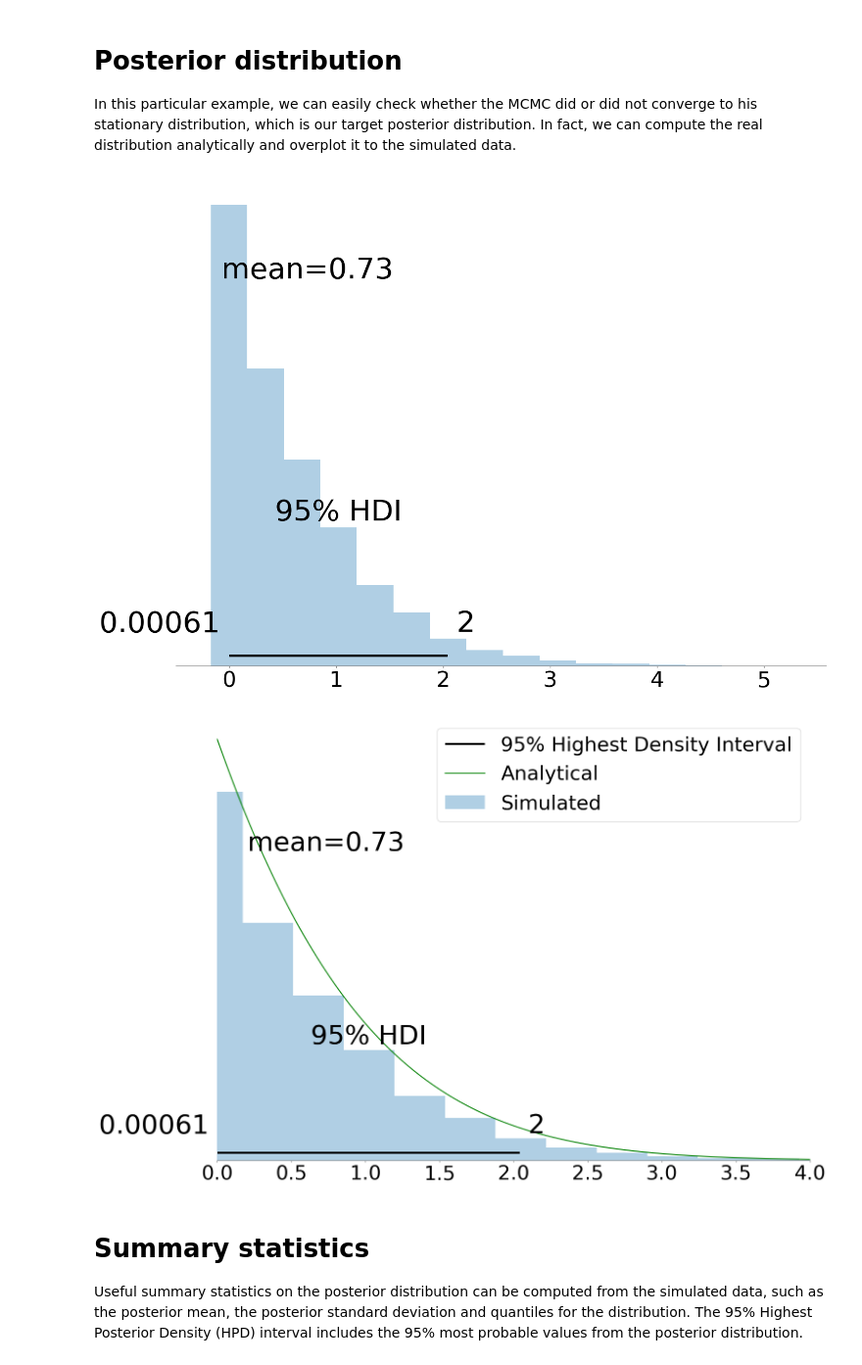
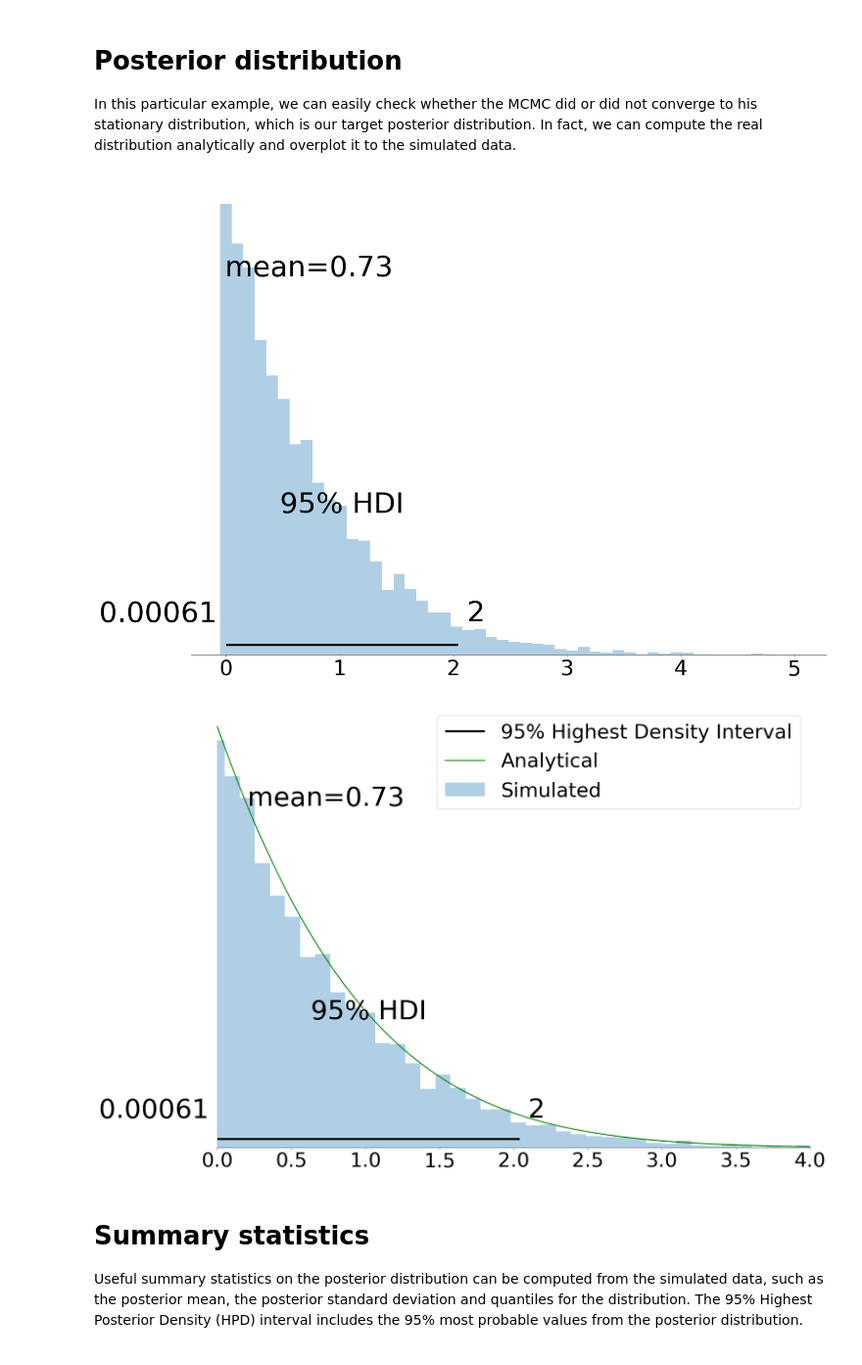
Before and after one commit to fcastagna/mcmc_convergence, a Jupyter notebook: convergence.ipynb, the cells around one changed output. Shown at 98% size. Cells and saved outputs as stored; diff of their text form; code cells hidden in the pictures.

```diff
--- a/convergence.ipynb
+++ b/convergence.ipynb
@@ -138,15 +138,15 @@ In this particular example, we can easily check whether the MCMC did or did not
 # %%
 plt.rcParams['figure.figsize'] = (16, 12)
 plt.rcParams['xtick.labelsize'] = 30
 plt.rcParams['axes.labelsize'] = 40
 az.plot_posterior(t_2, var_names=['m'], kind='hist', density=True, hdi_prob=.95,
-                 labeller=az.labels.MapLabeller(var_name_map={"m": ''}))
+                 labeller=az.labels.MapLabeller(var_name_map={"m": ''}), bins=50)
 pass
 # %% [output]
-[figure, old version]
+[figure, new version]
 # %%
 az.plot_posterior(t_2, var_names=['m'], kind='hist', density=True, hdi_prob=.95,
-                 labeller=az.labels.MapLabeller(var_name_map={"m": ''}))
+                 labeller=az.labels.MapLabeller(var_name_map={"m": ''}), bins=50)
 def prior(x):
     return st.uniform.pdf(x, 0., 10.)
 def likelihood(x):
@@ -161,7 +161,7 @@ plt.xlim(0, 4)
 plt.legend(('95% Highest Density Interval', 'Analytical', 'Simulated'), prop={'size': 30})
 pass
 # %% [output]
-[figure, old version]
+[figure, new version]
 # %% [markdown]
 # Summary statistics
 Useful summary statistics on the posterior distribution can be computed from the simulated data, such as the posterior mean, the posterior standard deviation and quantiles for the distribution. The 95% Highest Posterior Density (HPD) interval includes the 95% most probable values from the posterior distribution.
```
Also changed, not shown: parts of 4 cells of this notebook.
